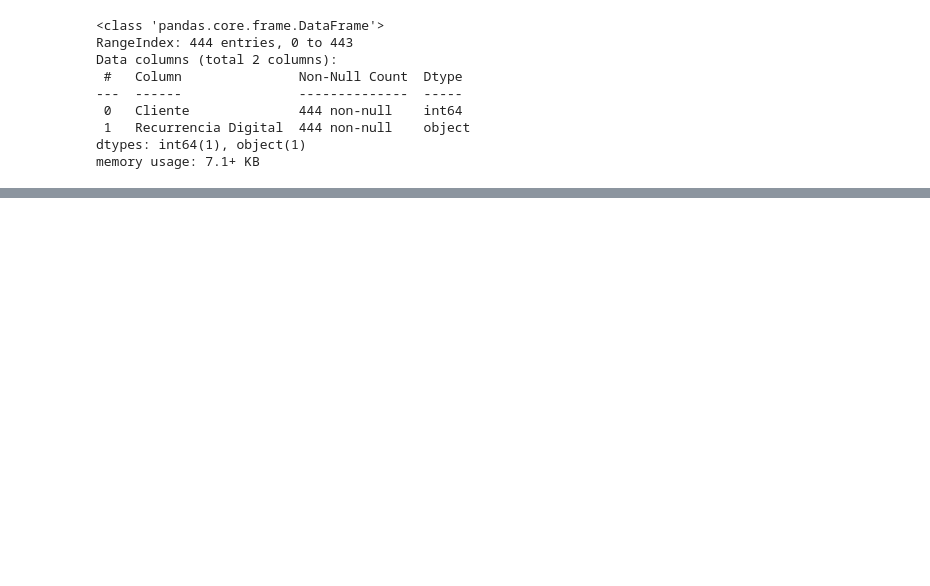
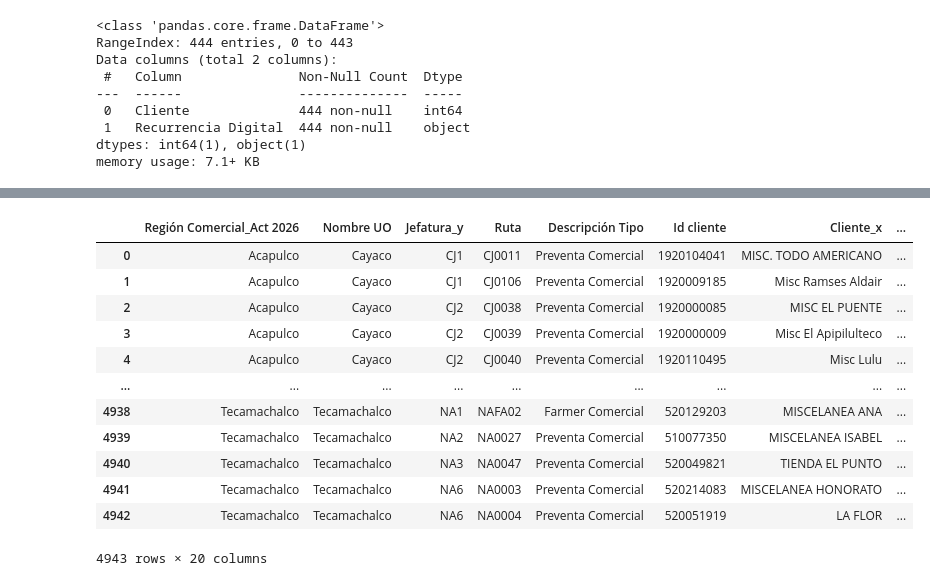
Before and after one commit to PrimeOviedo/Dashboard_MRK_CP, a Jupyter notebook: Pruebas_MRK_cliente.ipynb, the cells around one changed output, grey strips where cells are left out. Cells and saved outputs as stored; diff of their text form; code cells hidden in the pictures; blank space fills up the shorter version.

```diff
--- a/Pruebas_MRK_cliente.ipynb
+++ b/Pruebas_MRK_cliente.ipynb
@@ -358,0 +396,64 @@ memory usage: 3.2+ MB
+# %%
+# 🧾 Columnas a considerar
+columns = [
+    'Región Comercial_Act 2026', 'Nombre UO', 'Jefatura_y', 'Ruta', 'Descripción Tipo',
+    'Id cliente', 'Cliente_x', 'Recurrencia Digital', 'Canal', 'GEC', 'Fecha inicio',
+    'Distancia de llegada al cliente (mts)', 'Distancia de salida al cliente (mts)',
+    'Hora de llegada', 'Hora de salida', 'Fuera de frecuencia',
+    'Geoeficiencia', 'Geoefectividad', 'Tiempo de atencion', 'Pedido Digital'
+]
+
+# 📋 Crear copia del DataFrame base para evitar SettingWithCopyWarning
+df_printable = df_mrk_cp_class[columns].copy()
+
+# 🕒 Convertir columnas de hora a datetime con formato explícito
+df_printable['Hora de llegada'] = pd.to_datetime(
+    df_printable['Hora de llegada'],
+    format='%Y-%m-%d %H:%M:%S',
+    errors='coerce'
+)
+
+# 🕓 Mostrar solo HH:MM:SS
+df_printable['Hora de llegada'] = df_printable['Hora de llegada'].dt.strftime('%H:%M:%S')
+
+# ⏱️ Convertir tiempo de atención a formato timedelta
+df_printable['Tiempo de atencion'] = pd.to_timedelta(df_printable['Tiempo de atencion'], unit='ms')
+
+# 💻 Filtrar solo los clientes con recurrencia digital
+df_printable = df_printable[df_printable['Recurrencia Digital'] == 'Si']
+
+# 🕒 Mostrar solo HH:MM:SS en Tiempo de atención (sin "0 days")
+df_printable['Tiempo de atencion'] = df_printable['Tiempo de atencion'].apply(
+    lambda x: str(x).split(' days ')[-1].split('.')[0] if pd.notnull(x) else None
+)
+
+inicio = '2025-10-01'
+fin = '2025-11-15'
+
+df_filtrado = df_printable[
+    (df_printable['Fecha inicio'] >= inicio) &
+    (df_printable['Fecha inicio'] <= fin)
+]
+
+# 📅 Ordenar por Fecha, Región, UO, Jefatura, Ruta y Hora de llegada
+df_filtrado = df_filtrado.sort_values(
+    by=['Fecha inicio', 'Región Comercial_Act 2026', 'Nombre UO', 'Jefatura_y', 'Ruta', 'Hora de llegada'],
+    ascending=[True, True, True, True, True, True]
+).reset_index(drop=True)
+
+# 📊 Resultado final
+df_filtrado
+# %% [output]
+|  | Región Comercial_Act 2026 | Nombre UO | Jefatura_y | Ruta | Descripción Tipo | Id cliente | Cliente_x | ... |
+| 0 | Acapulco | Cayaco | CJ1 | CJ0011 | Preventa Comercial | 1920104041 | MISC. TODO AMERICANO | ... |
+| 1 | Acapulco | Cayaco | CJ1 | CJ0106 | Preventa Comercial | 1920009185 | Misc Ramses Aldair | ... |
+| 2 | Acapulco | Cayaco | CJ2 | CJ0038 | Preventa Comercial | 1920000085 | MISC EL PUENTE | ... |
+| 3 | Acapulco | Cayaco | CJ2 | CJ0039 | Preventa Comercial | 1920000009 | Misc El Apipilulteco | ... |
+| 4 | Acapulco | Cayaco | CJ2 | CJ0040 | Preventa Comercial | 1920110495 | Misc Lulu | ... |
+| ... | ... | ... | ... | ... | ... | ... | ... | ... |
+| 4938 | Tecamachalco | Tecamachalco | NA1 | NAFA02 | Farmer Comercial | 520129203 | MISCELANEA ANA | ... |
+| 4939 | Tecamachalco | Tecamachalco | NA2 | NA0027 | Preventa Comercial | 510077350 | MISCELANEA ISABEL | ... |
+| 4940 | Tecamachalco | Tecamachalco | NA3 | NA0047 | Preventa Comercial | 520049821 | TIENDA EL PUNTO | ... |
+| 4941 | Tecamachalco | Tecamachalco | NA6 | NA0003 | Preventa Comercial | 520214083 | MISCELANEA HONORATO | ... |
+| 4942 | Tecamachalco | Tecamachalco | NA6 | NA0004 | Preventa Comercial | 520051919 | LA FLOR | ... |
+4943 rows × 20 columns
```
Also changed, not shown: parts of 16 cells of this notebook, 4 other files.
